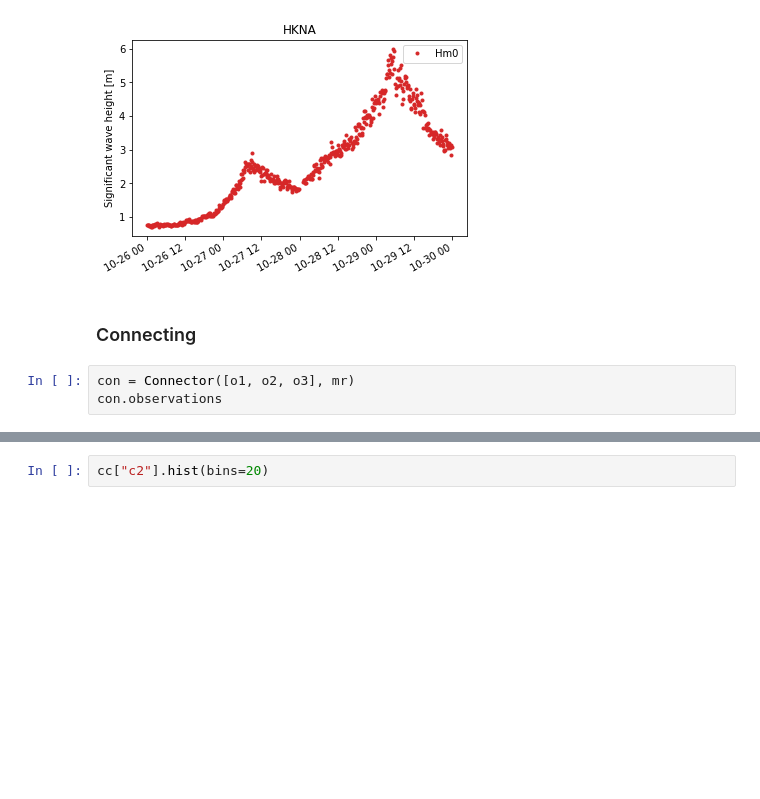
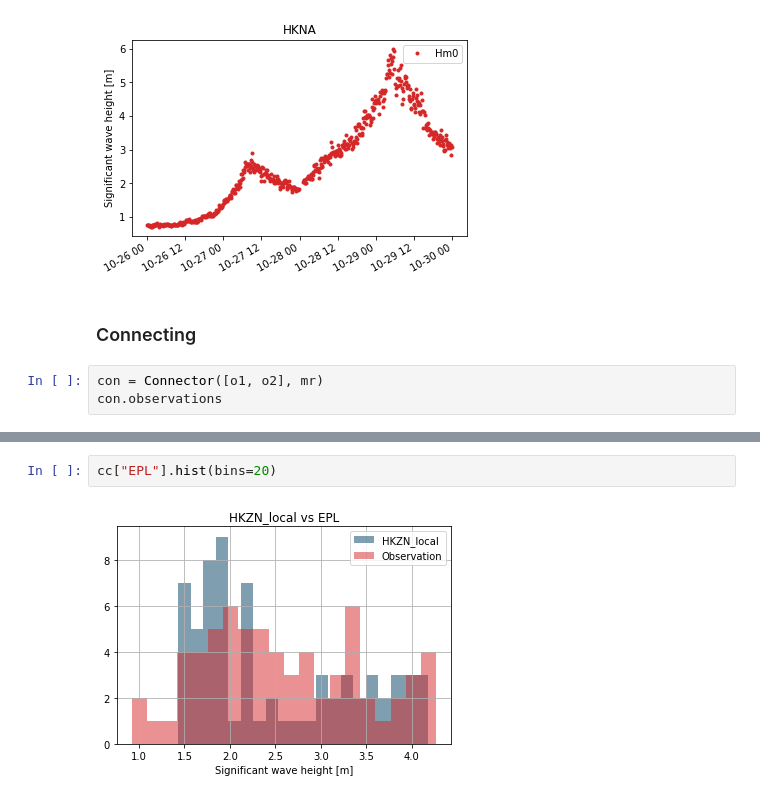
Before and after one commit to DHI/book-learn-mikeio-modelskill, a Jupyter notebook: _sources/model_skill.ipynb, the cells around one changed output, grey strips where cells are left out. Saved outputs shown, nothing was run; the diff lists cells and outputs as text; blank space fills up the shorter version.

```diff
--- a/_sources/model_skill.ipynb
+++ b/_sources/model_skill.ipynb
@@ -78,5 +78,5 @@ o1.plot();
 # %% [markdown]
 ### Connecting
 # %%
-con = Connector([o1, o2, o3], mr)
+con = Connector([o1, o2], mr)
 con.observations
@@ -96,4 +118,6 @@ cc["EPL"].scatter(figsize=(8,8), show_hist=True) #, ylim=[2,8], xlim=[1,10])
 # %%
-cc["c2"].hist(bins=20)
+cc["EPL"].hist(bins=20)
+# %% [output]
+[figure, added]
 # %%
 cc["HKNA"].scatter(binsize=0.25, cmap="viridis")
```
Also changed, not shown: parts of 9 cells of this notebook, 10 other files.
